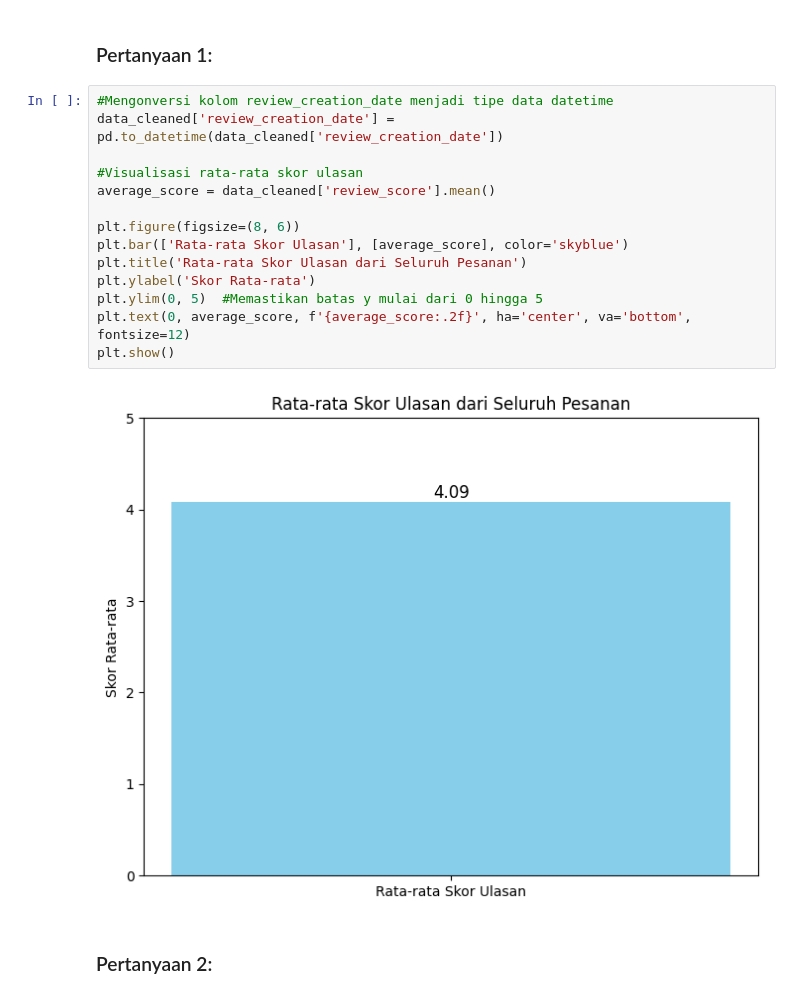
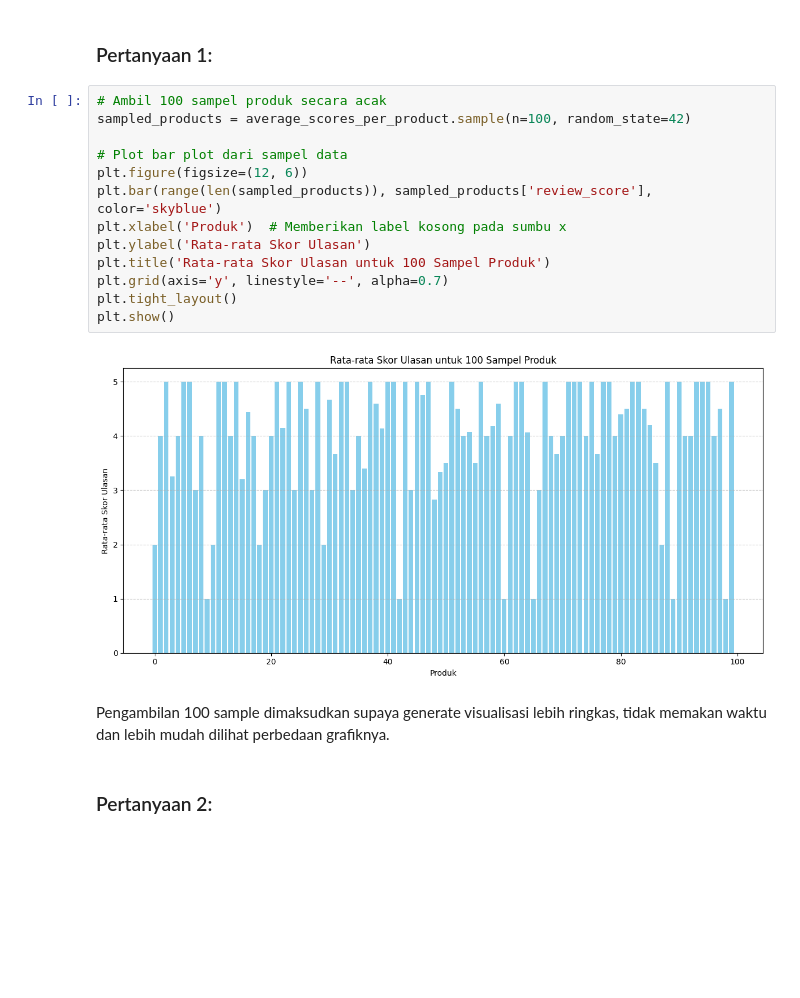
Before and after one commit to aQueenBee/Data-Analysis-E-Commerce-Public-Dataset, a Jupyter notebook: notebook.ipynb, the cells around one changed output. Drawn from its saved outputs; the diff is of its cells as text; blank space fills up the shorter version.

```diff
--- a/notebook.ipynb
+++ b/notebook.ipynb
@@ -162,22 +214,23 @@ Name: review_creation_date, dtype: object
 ## Visualization & Explanatory Analysis
 # %% [markdown]
 ### Pertanyaan 1:
-# %%
-#Mengonversi kolom review_creation_date menjadi tipe data datetime
-data_cleaned['review_creation_date'] = pd.to_datetime(data_cleaned['review_creation_date'])
-
-#Visualisasi rata-rata skor ulasan
-average_score = data_cleaned['review_score'].mean()
-
-plt.figure(figsize=(8, 6))
-plt.bar(['Rata-rata Skor Ulasan'], [average_score], color='skyblue')
-plt.title('Rata-rata Skor Ulasan dari Seluruh Pesanan')
-plt.ylabel('Skor Rata-rata')
-plt.ylim(0, 5)  #Memastikan batas y mulai dari 0 hingga 5
-plt.text(0, average_score, f'{average_score:.2f}', ha='center', va='bottom', fontsize=12)
-plt.show()
-# %% [output]
-[figure, removed]
+# %%
+# Ambil 100 sampel produk secara acak
+sampled_products = average_scores_per_product.sample(n=100, random_state=42)
+
+# Plot bar plot dari sampel data
+plt.figure(figsize=(12, 6))
+plt.bar(range(len(sampled_products)), sampled_products['review_score'], color='skyblue')
+plt.xlabel('Produk')  # Memberikan label kosong pada sumbu x
+plt.ylabel('Rata-rata Skor Ulasan')
+plt.title('Rata-rata Skor Ulasan untuk 100 Sampel Produk')
+plt.grid(axis='y', linestyle='--', alpha=0.7)
+plt.tight_layout()
+plt.show()
+# %% [output]
+[figure, added]
+# %% [markdown]
+Pengambilan 100 sample dimaksudkan supaya generate visualisasi lebih ringkas, tidak memakan waktu dan lebih mudah dilihat perbedaan grafiknya.
 # %% [markdown]
 ### Pertanyaan 2:
 # %%
```
Also changed, not shown: parts of 14 cells of this notebook.
